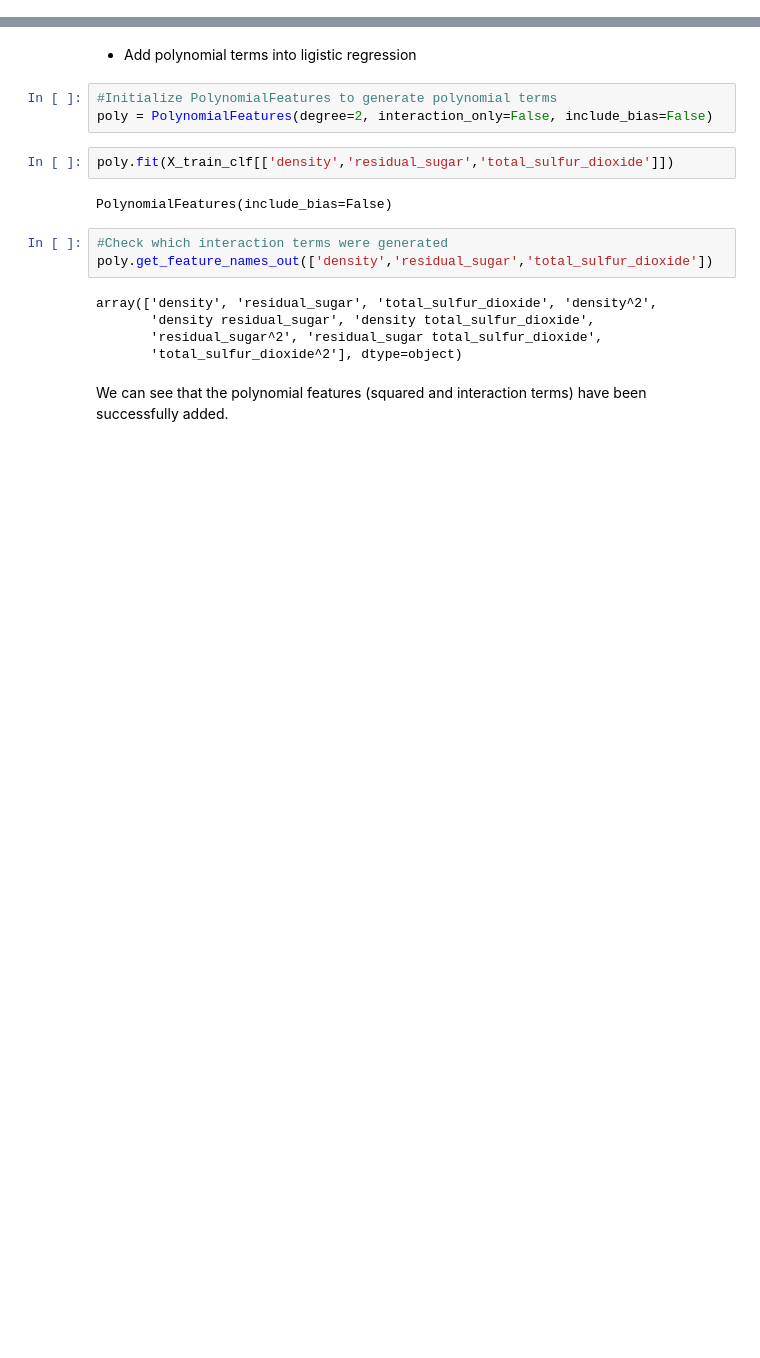
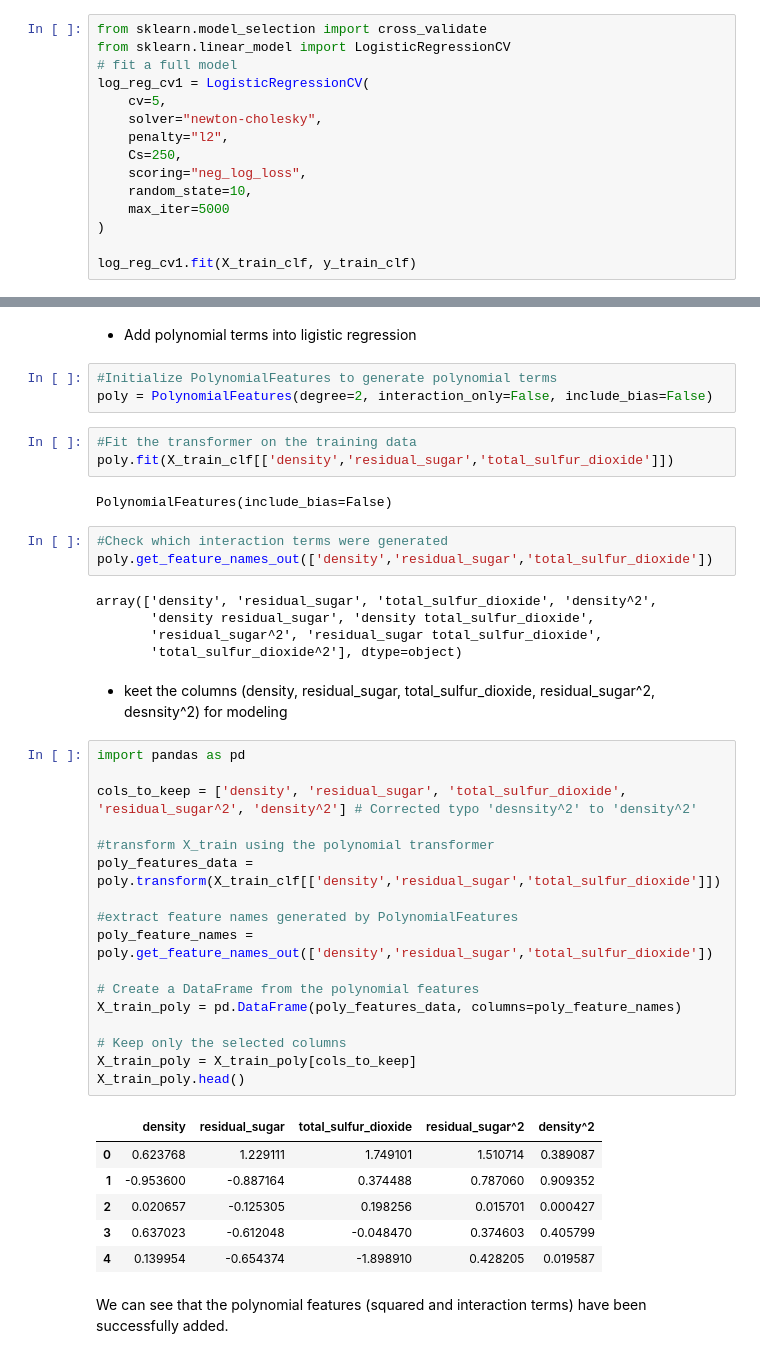
Before and after one commit to hzhoujoy/ST554_HW7, a Jupyter notebook: JoyZhou_HW7.ipynb, the cells around one changed output, grey strips where cells are left out. Cells and saved outputs as stored; diff of their text form; blank space fills up the shorter version.

```diff
--- a/JoyZhou_HW7.ipynb
+++ b/JoyZhou_HW7.ipynb
@@ -756,0 +740,15 @@ array([-0.03666409, -0.04447597, -0.02730304, -0.08111085, -0.03106722])
+# %%
+from sklearn.model_selection import cross_validate
+from sklearn.linear_model import LogisticRegressionCV
+# fit a full model
+log_reg_cv1 = LogisticRegressionCV(
+    cv=5,
+    solver="newton-cholesky",
+    penalty="l2",
+    Cs=250,
+    scoring="neg_log_loss",
+    random_state=10,
+    max_iter=5000
+)
+
+log_reg_cv1.fit(X_train_clf, y_train_clf)
@@ -811,6 +816,7 @@ array([-0.06099749, -0.08304928, -0.06612177, -0.07707375, -0.05636218])
 #Initialize PolynomialFeatures to generate polynomial terms
 poly = PolynomialFeatures(degree=2, interaction_only=False, include_bias=False)
 # %%
+#Fit the transformer on the training data
 poly.fit(X_train_clf[['density','residual_sugar','total_sulfur_dioxide']])
 # %% [output]
 PolynomialFeatures(include_bias=False)
@@ -822,5 +828,31 @@ array(['density', 'residual_sugar', 'total_sulfur_dioxide', 'density^2',
        'density residual_sugar', 'density total_sulfur_dioxide',
        'residual_sugar^2', 'residual_sugar total_sulfur_dioxide',
        'total_sulfur_dioxide^2'], dtype=object)
+# %% [markdown]
+- keet the columns (density, residual_sugar, total_sulfur_dioxide, residual_sugar^2, desnsity^2) for modeling
+# %%
+import pandas as pd
+
+cols_to_keep = ['density', 'residual_sugar', 'total_sulfur_dioxide', 'residual_sugar^2', 'density^2'] # Corrected typo 'desnsity^2' to 'density^2'
+
+#transform X_train using the polynomial transformer
+poly_features_data = poly.transform(X_train_clf[['density','residual_sugar','total_sulfur_dioxide']])
+
+#extract feature names generated by PolynomialFeatures
+poly_feature_names = poly.get_feature_names_out(['density','residual_sugar','total_sulfur_dioxide'])
+
+# Create a DataFrame from the polynomial features
+X_train_poly = pd.DataFrame(poly_features_data, columns=poly_feature_names)
+
+# Keep only the selected columns
+X_train_poly = X_train_poly[cols_to_keep]
+X_train_poly.head()
+# %% [output]
+|  | density | residual_sugar | total_sulfur_dioxide | residual_sugar^2 | density^2 |
+| 0 | 0.623768 | 1.229111 | 1.749101 | 1.510714 | 0.389087 |
+| 1 | -0.953600 | -0.887164 | 0.374488 | 0.787060 | 0.909352 |
+| 2 | 0.020657 | -0.125305 | 0.198256 | 0.015701 | 0.000427 |
+| 3 | 0.637023 | -0.612048 | -0.048470 | 0.374603 | 0.405799 |
+| 4 | 0.139954 | -0.654374 | -1.898910 | 0.428205 | 0.019587 |
 # %% [markdown]
 We can see that the polynomial features (squared and interaction terms) have been successfully added.
```
Also changed, not shown: parts of 36 cells of this notebook.
